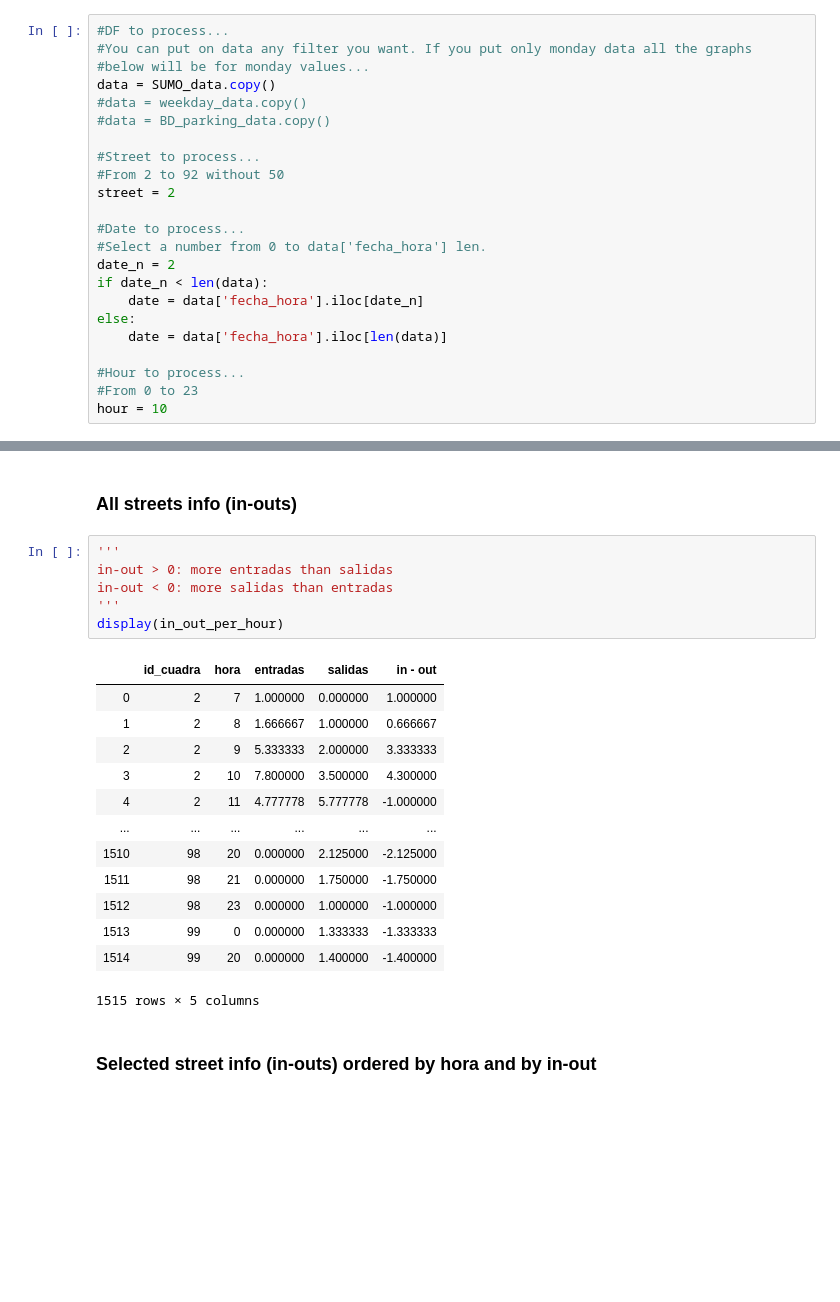
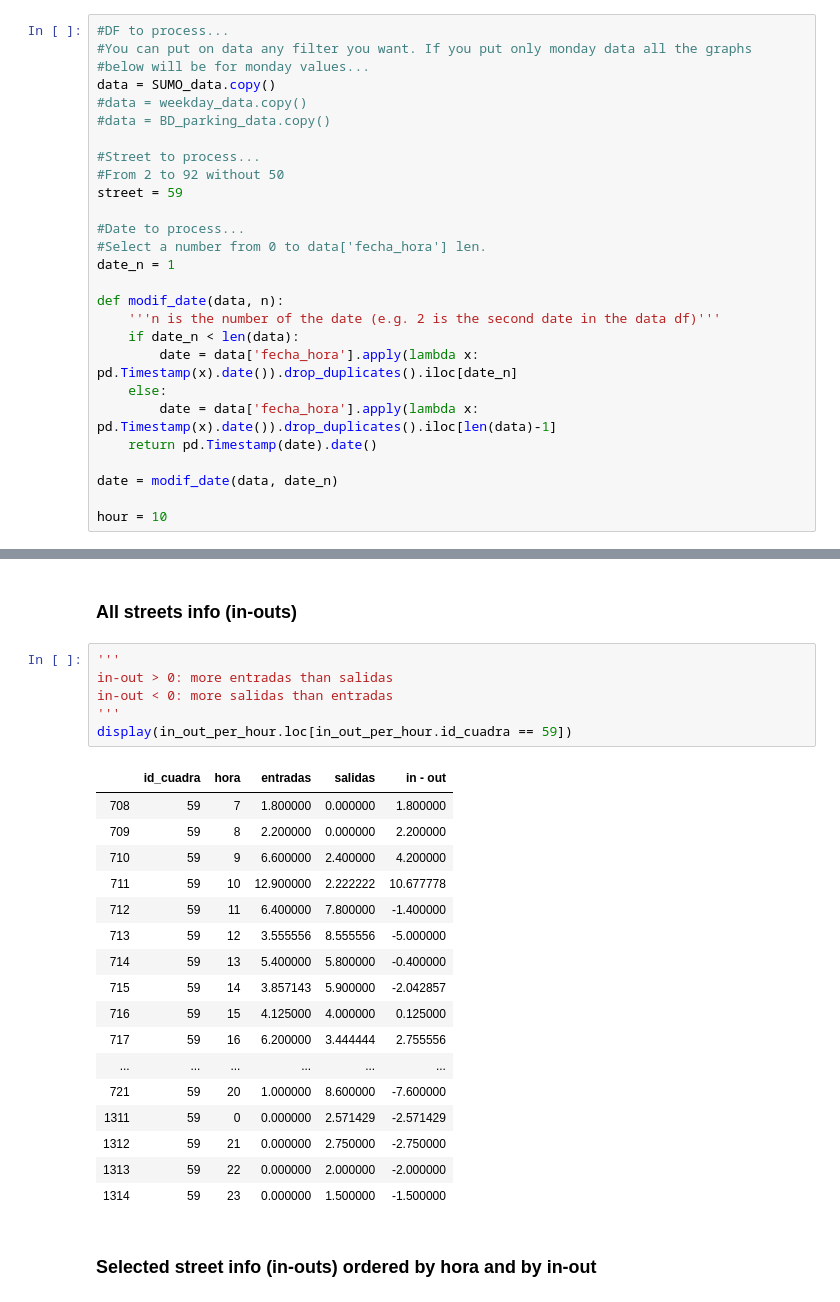
Before and after one commit to LuchoTangorra/Intelligent-parking, a Jupyter notebook: Data visualizers/Visualizer.ipynb, the cells around one changed output, grey strips where cells are left out. Saved outputs shown, nothing was run; the diff lists cells and outputs as text; blank space fills up the shorter version.

```diff
--- a/Data visualizers/Visualizer.ipynb
+++ b/Data visualizers/Visualizer.ipynb
@@ -48,18 +126,22 @@ data = SUMO_data.copy()
 
 #Street to process...
 #From 2 to 92 without 50
-street = 2
+street = 59
 
 #Date to process...
 #Select a number from 0 to data['fecha_hora'] len.
-date_n = 2
-if date_n < len(data):
-    date = data['fecha_hora'].iloc[date_n]
-else:
-    date = data['fecha_hora'].iloc[len(data)]
+date_n = 1
 
-#Hour to process...
-#From 0 to 23
+def modif_date(data, n):
+    '''n is the number of the date (e.g. 2 is the second date in the data df)'''
+    if date_n < len(data):
+        date = data['fecha_hora'].apply(lambda x: pd.Timestamp(x).date()).drop_duplicates().iloc[date_n]
+    else:
+        date = data['fecha_hora'].apply(lambda x: pd.Timestamp(x).date()).drop_duplicates().iloc[len(data)-1]
+    return pd.Timestamp(date).date()
+
+date = modif_date(data, date_n)
+
 hour = 10
 # %% [markdown]
 ## Cuadras donde más se estaciona (SUMO)
@@ -392,23 +458,27 @@ in_out_per_hour = inputs_outputs_per_hour(data)
 # %%
 '''
 in-out > 0: more entradas than salidas
 in-out < 0: more salidas than entradas
 '''
-display(in_out_per_hour)
+display(in_out_per_hour.loc[in_out_per_hour.id_cuadra == 59])
 # %% [output]
 |  | id_cuadra | hora | entradas | salidas | in - out |
-| 0 | 2 | 7 | 1.000000 | 0.000000 | 1.000000 |
-| 1 | 2 | 8 | 1.666667 | 1.000000 | 0.666667 |
-| 2 | 2 | 9 | 5.333333 | 2.000000 | 3.333333 |
-| 3 | 2 | 10 | 7.800000 | 3.500000 | 4.300000 |
-| 4 | 2 | 11 | 4.777778 | 5.777778 | -1.000000 |
+| 708 | 59 | 7 | 1.800000 | 0.000000 | 1.800000 |
+| 709 | 59 | 8 | 2.200000 | 0.000000 | 2.200000 |
+| 710 | 59 | 9 | 6.600000 | 2.400000 | 4.200000 |
+| 711 | 59 | 10 | 12.900000 | 2.222222 | 10.677778 |
+| 712 | 59 | 11 | 6.400000 | 7.800000 | -1.400000 |
+| 713 | 59 | 12 | 3.555556 | 8.555556 | -5.000000 |
+| 714 | 59 | 13 | 5.400000 | 5.800000 | -0.400000 |
+| 715 | 59 | 14 | 3.857143 | 5.900000 | -2.042857 |
+| 716 | 59 | 15 | 4.125000 | 4.000000 | 0.125000 |
+| 717 | 59 | 16 | 6.200000 | 3.444444 | 2.755556 |
 | ... | ... | ... | ... | ... | ... |
-| 1510 | 98 | 20 | 0.000000 | 2.125000 | -2.125000 |
-| 1511 | 98 | 21 | 0.000000 | 1.750000 | -1.750000 |
-| 1512 | 98 | 23 | 0.000000 | 1.000000 | -1.000000 |
-| 1513 | 99 | 0 | 0.000000 | 1.333333 | -1.333333 |
-| 1514 | 99 | 20 | 0.000000 | 1.400000 | -1.400000 |
+| 721 | 59 | 20 | 1.000000 | 8.600000 | -7.600000 |
+| 1311 | 59 | 0 | 0.000000 | 2.571429 | -2.571429 |
+| 1312 | 59 | 21 | 0.000000 | 2.750000 | -2.750000 |
+| 1313 | 59 | 22 | 0.000000 | 2.000000 | -2.000000 |
+| 1314 | 59 | 23 | 0.000000 | 1.500000 | -1.500000 |
-1515 rows × 5 columns
 # %% [markdown]
 ### Selected street info (in-outs) ordered by hora and by in-out
 # %%
```
Also changed, not shown: parts of 43 cells of this notebook.
